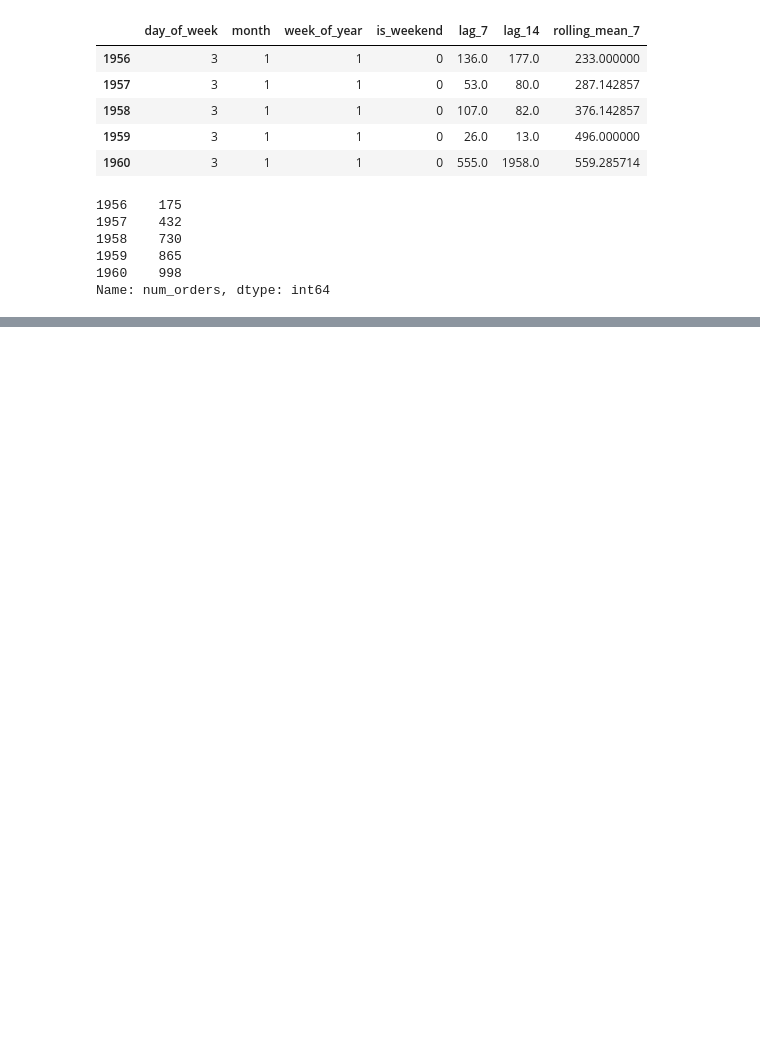
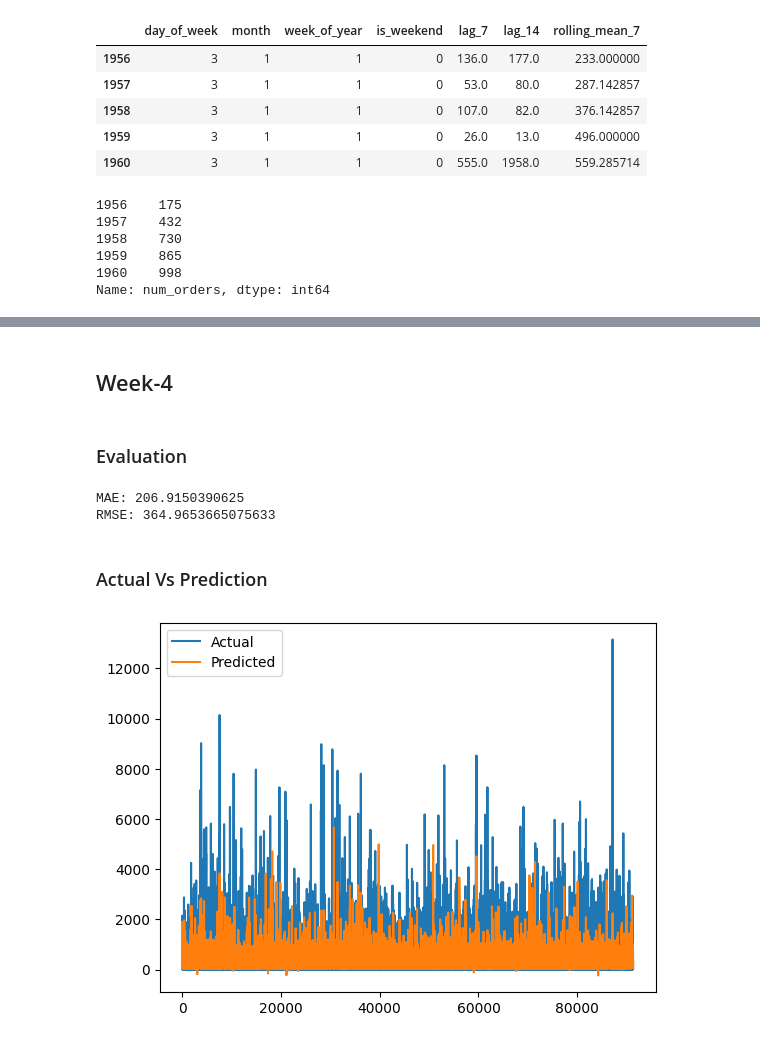
Before and after one commit to Shivam7410/ai-restaurant-demand-forecasting-system, a Jupyter notebook: notebooks/Project3.ipynb, the cells around one changed output, grey strips where cells are left out. Saved outputs shown, nothing was run; the diff lists cells and outputs as text; code cells hidden in the pictures; blank space fills up the shorter version.

Commit message:
Update Project3.ipynb
model training and model evaluation

```diff
--- a/notebooks/Project3.ipynb
+++ b/notebooks/Project3.ipynb
@@ -153,0 +160,7 @@ X_train, X_test, y_train, y_test = train_test_split(X, y, test_size=0.2, random_
+# %%
+%pip install xgboost
+
+from xgboost import XGBRegressor
+
+model = XGBRegressor()
+model.fit(X_train, y_train)
@@ -153,0 +188,27 @@ X_train, X_test, y_train, y_test = train_test_split(X, y, test_size=0.2, random_
+# %%
+y_pred = model.predict(X_test)
+# %% [markdown]
+## Week-4
+# %% [markdown]
+### Evaluation
+# %%
+from sklearn.metrics import mean_absolute_error, mean_squared_error
+
+mae = mean_absolute_error(y_test, y_pred)
+rmse = np.sqrt(mean_squared_error(y_test, y_pred))
+
+print("MAE:", mae)
+print("RMSE:", rmse)
+# %% [output]
+MAE: 206.9150390625
+RMSE: 364.9653665075633
+# %% [markdown]
+### Actual Vs Prediction
+# %%
+plt.figure()
+plt.plot(y_test.values, label='Actual')
+plt.plot(y_pred, label='Predicted')
+plt.legend()
+plt.show()
+# %% [output]
+[figure, added]
```
Also changed, not shown: parts of 8 cells of this notebook.
